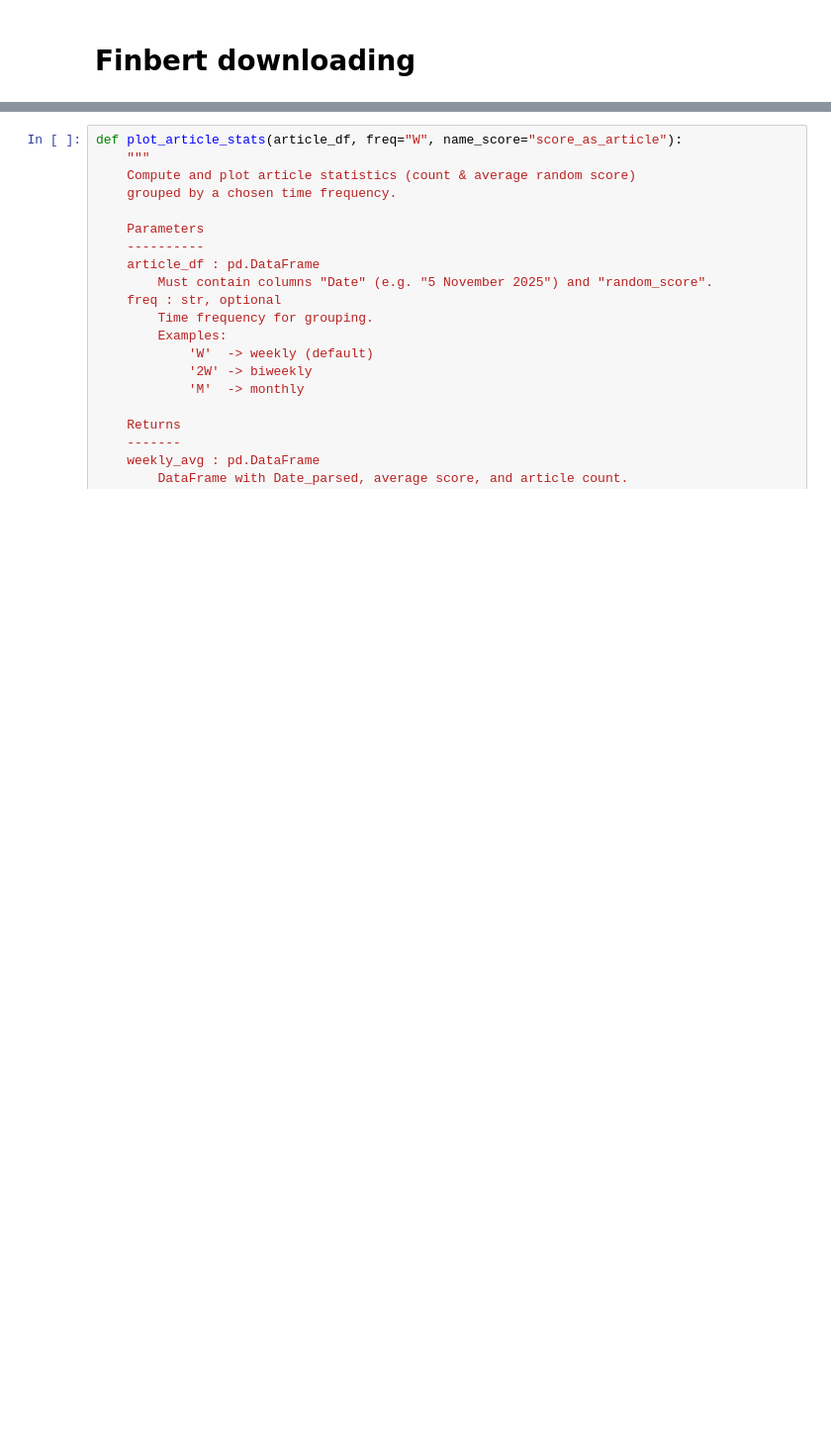
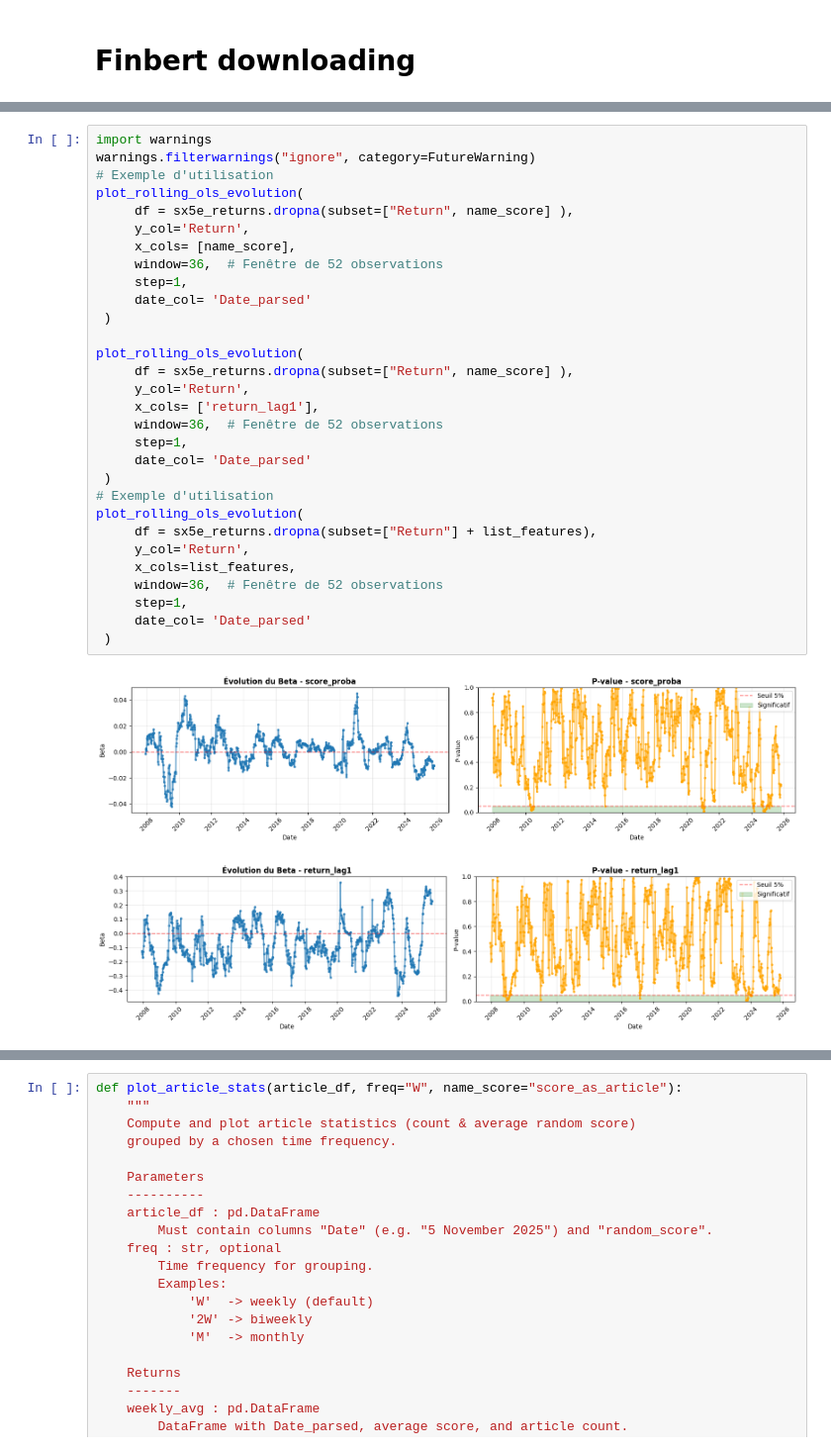
Before and after one commit to amjn480/project_ml_pm_vautrin_jean, a Jupyter notebook: main.ipynb, the cells around one changed output, grey strips where cells are left out. Shown at 99% size. Drawn from its saved outputs; the diff is of its cells as text; blank space fills up the shorter version.

```diff
--- a/main.ipynb
+++ b/main.ipynb
@@ -988,0 +1444,33 @@ Notes:
+# %%
+import warnings
+warnings.filterwarnings("ignore", category=FutureWarning)
+# Exemple d'utilisation
+plot_rolling_ols_evolution(
+     df = sx5e_returns.dropna(subset=["Return", name_score] ),
+     y_col='Return',
+     x_cols= [name_score],
+     window=36,  # Fenêtre de 52 observations
+     step=1,
+     date_col= 'Date_parsed'
+ )
+
+plot_rolling_ols_evolution(
+     df = sx5e_returns.dropna(subset=["Return", name_score] ),
+     y_col='Return',
+     x_cols= ['return_lag1'],
+     window=36,  # Fenêtre de 52 observations
+     step=1,
+     date_col= 'Date_parsed'
+ )
+# Exemple d'utilisation
+plot_rolling_ols_evolution(
+     df = sx5e_returns.dropna(subset=["Return"] + list_features),
+     y_col='Return',
+     x_cols=list_features,
+     window=36,  # Fenêtre de 52 observations
+     step=1,
+     date_col= 'Date_parsed'
+ )
+# %% [output]
+[figure, added]
+[figure, added]
```
Also changed, not shown: parts of 32 cells of this notebook, 1 other file.
